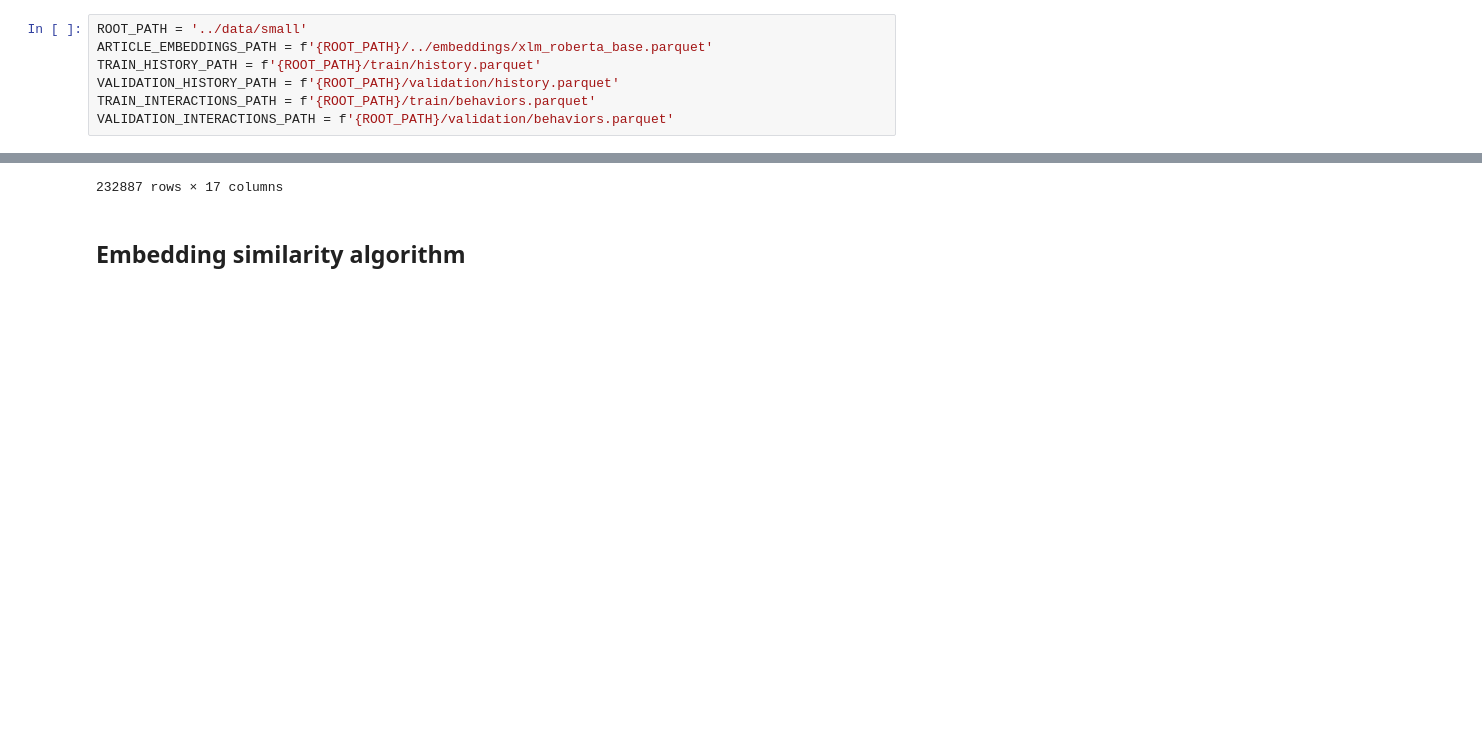
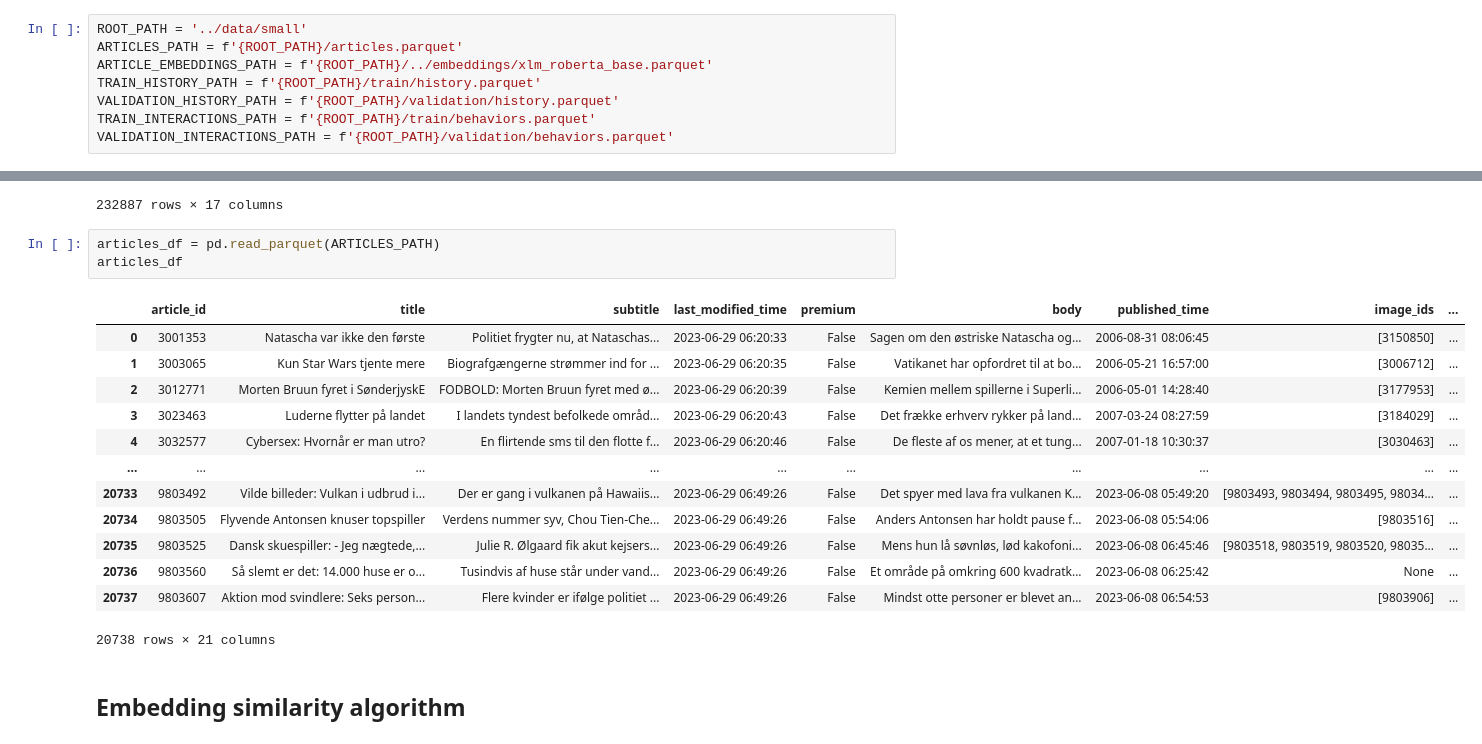
Before and after one commit to babogdanov/recsys-2024, a Jupyter notebook: src/content-based-article-embeddings.ipynb, the cells around one changed output, grey strips where cells are left out. Cells and saved outputs as stored; diff of their text form; blank space fills up the shorter version.

```diff
--- a/src/content-based-article-embeddings.ipynb
+++ b/src/content-based-article-embeddings.ipynb
@@ -30,6 +31,7 @@ from scipy.spatial.distance import cosine
 ## Constants
 # %%
 ROOT_PATH = '../data/small'
+ARTICLES_PATH = f'{ROOT_PATH}/articles.parquet'
 ARTICLE_EMBEDDINGS_PATH = f'{ROOT_PATH}/../embeddings/xlm_roberta_base.parquet'
 TRAIN_HISTORY_PATH = f'{ROOT_PATH}/train/history.parquet'
 VALIDATION_HISTORY_PATH = f'{ROOT_PATH}/validation/history.parquet'
@@ -88,6 +93,23 @@ interactions_df
 | 232885 | 580100695 | 9771242.0 | 2023-05-18 10:00:08 | 5.0 | 100.0 | 1 | ... |
 | 232886 | 580100697 | 9771242.0 | 2023-05-18 10:01:29 | 14.0 | 100.0 | 1 | ... |
 232887 rows × 17 columns
+# %%
+articles_df = pd.read_parquet(ARTICLES_PATH)
+articles_df
+# %% [output]
+|  | article_id | title | subtitle | last_modified_time | premium | body | published_time | image_ids | ... |
+| 0 | 3001353 | Natascha var ikke den første | Politiet frygter nu, at Nataschas... | 2023-06-29 06:20:33 | False | Sagen om den østriske Natascha og... | 2006-08-31 08:06:45 | [3150850] | ... |
+| 1 | 3003065 | Kun Star Wars tjente mere | Biografgængerne strømmer ind for ... | 2023-06-29 06:20:35 | False | Vatikanet har opfordret til at bo... | 2006-05-21 16:57:00 | [3006712] | ... |
+| 2 | 3012771 | Morten Bruun fyret i SønderjyskE | FODBOLD: Morten Bruun fyret med ø... | 2023-06-29 06:20:39 | False | Kemien mellem spillerne i Superli... | 2006-05-01 14:28:40 | [3177953] | ... |
+| 3 | 3023463 | Luderne flytter på landet | I landets tyndest befolkede områd... | 2023-06-29 06:20:43 | False | Det frække erhverv rykker på land... | 2007-03-24 08:27:59 | [3184029] | ... |
+| 4 | 3032577 | Cybersex: Hvornår er man utro? | En flirtende sms til den flotte f... | 2023-06-29 06:20:46 | False | De fleste af os mener, at et tung... | 2007-01-18 10:30:37 | [3030463] | ... |
+| ... | ... | ... | ... | ... | ... | ... | ... | ... | ... |
+| 20733 | 9803492 | Vilde billeder: Vulkan i udbrud i... | Der er gang i vulkanen på Hawaiis... | 2023-06-29 06:49:26 | False | Det spyer med lava fra vulkanen K... | 2023-06-08 05:49:20 | [9803493, 9803494, 9803495, 98034... | ... |
+| 20734 | 9803505 | Flyvende Antonsen knuser topspiller | Verdens nummer syv, Chou Tien-Che... | 2023-06-29 06:49:26 | False | Anders Antonsen har holdt pause f... | 2023-06-08 05:54:06 | [9803516] | ... |
+| 20735 | 9803525 | Dansk skuespiller: - Jeg nægtede,... | Julie R. Ølgaard fik akut kejsers... | 2023-06-29 06:49:26 | False | Mens hun lå søvnløs, lød kakofoni... | 2023-06-08 06:45:46 | [9803518, 9803519, 9803520, 98035... | ... |
+| 20736 | 9803560 | Så slemt er det: 14.000 huse er o... | Tusindvis af huse står under vand... | 2023-06-29 06:49:26 | False | Et område på omkring 600 kvadratk... | 2023-06-08 06:25:42 | None | ... |
+| 20737 | 9803607 | Aktion mod svindlere: Seks person... | Flere kvinder er ifølge politiet ... | 2023-06-29 06:49:26 | False | Mindst otte personer er blevet an... | 2023-06-08 06:54:53 | [9803906] | ... |
+20738 rows × 21 columns
 # %% [markdown]
 ## Embedding similarity algorithm
 # %%
```
Also changed, not shown: parts of 9 cells of this notebook, 1 other file.
